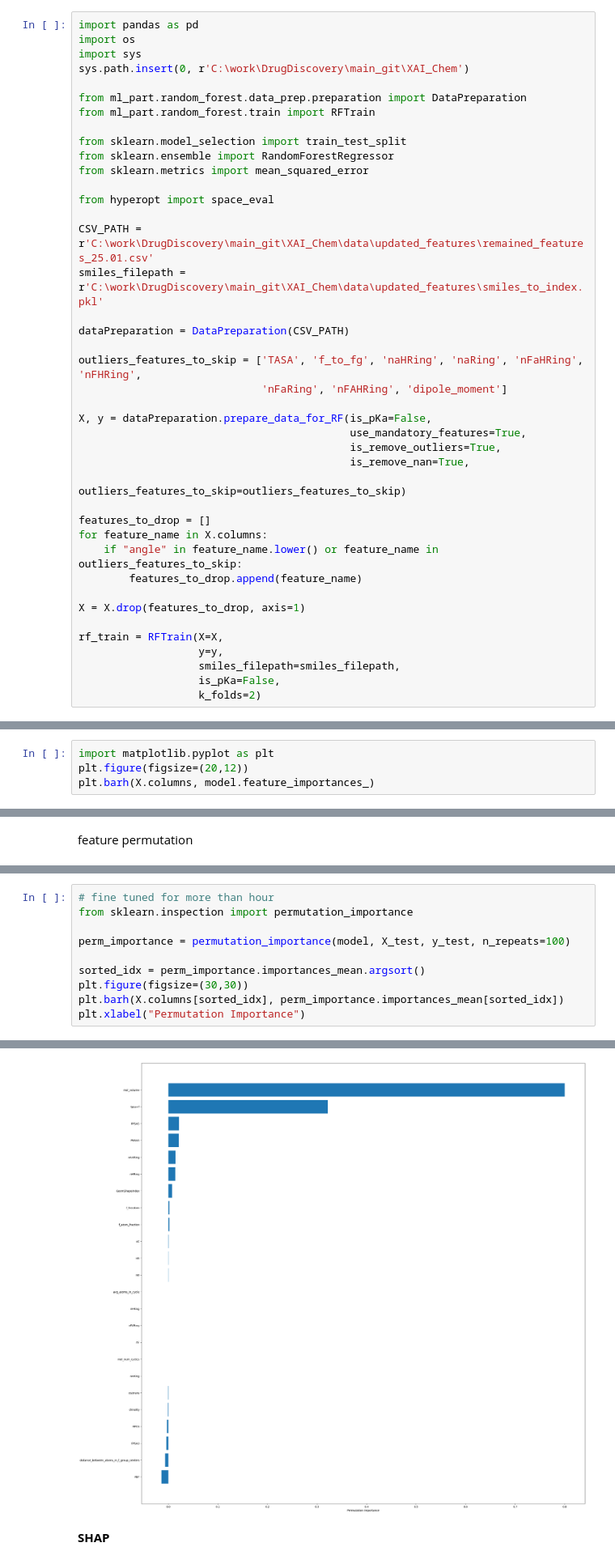
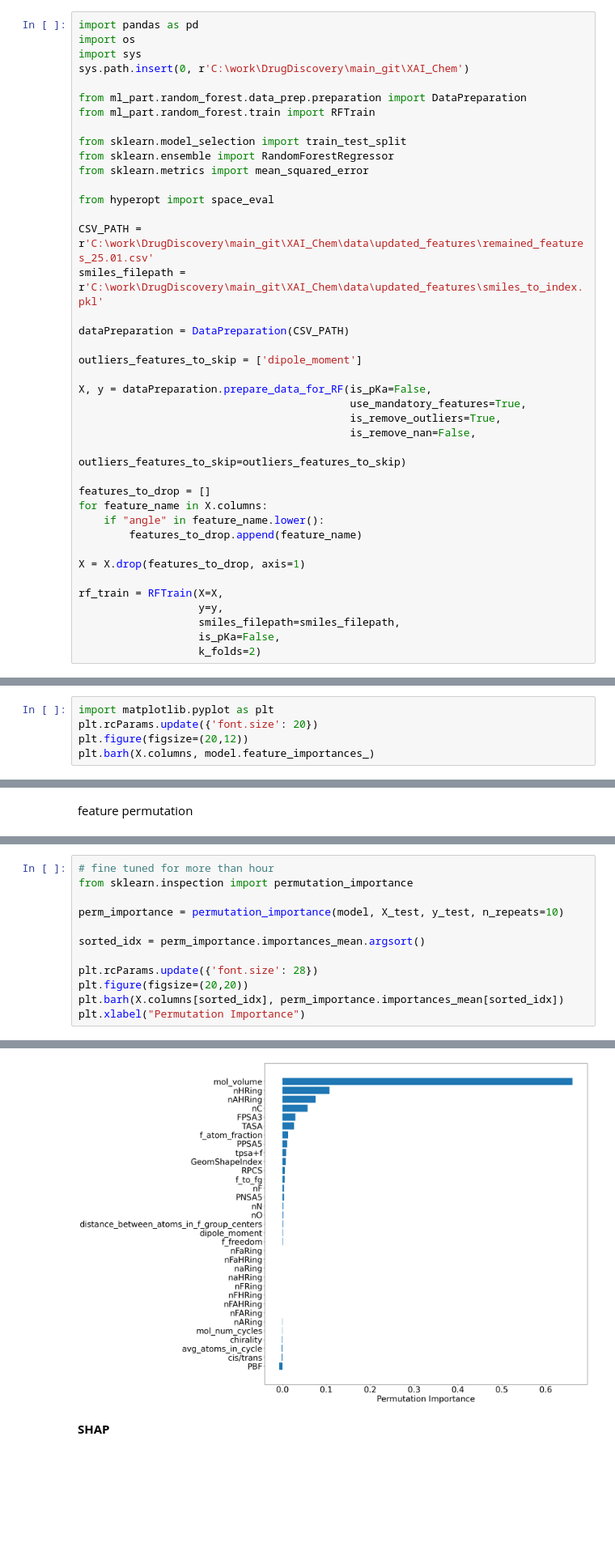
Before and after one commit to blackthorn-ai/XAI_Chem, a Jupyter notebook: ml_part/random_forest/models_updated_features_train/logP_training.ipynb, the cells around one changed output, grey strips where cells are left out. Shown at 81% size. Saved outputs shown, nothing was run; the diff lists cells and outputs as text; blank space fills up the shorter version.

```diff
--- a/ml_part/random_forest/models_updated_features_train/logP_training.ipynb
+++ b/ml_part/random_forest/models_updated_features_train/logP_training.ipynb
@@ -32,18 +66,17 @@ smiles_filepath = r'C:\work\DrugDiscovery\main_git\XAI_Chem\data\updated_feature
 
 dataPreparation = DataPreparation(CSV_PATH)
 
-outliers_features_to_skip = ['TASA', 'f_to_fg', 'naHRing', 'naRing', 'nFaHRing', 'nFHRing',
-                             'nFaRing', 'nFAHRing', 'dipole_moment']
+outliers_features_to_skip = ['dipole_moment']
 
 X, y = dataPreparation.prepare_data_for_RF(is_pKa=False,
                                            use_mandatory_features=True,
                                            is_remove_outliers=True,
-                                           is_remove_nan=True,
+                                           is_remove_nan=False,
                                            outliers_features_to_skip=outliers_features_to_skip)
 
 features_to_drop = []
 for feature_name in X.columns:
-    if "angle" in feature_name.lower() or feature_name in outliers_features_to_skip:
+    if "angle" in feature_name.lower():
         features_to_drop.append(feature_name)
 
 X = X.drop(features_to_drop, axis=1)
@@ -98,5 +156,6 @@ joblib.dump(model, save_path_for_rf)
 # %%
 import matplotlib.pyplot as plt
+plt.rcParams.update({'font.size': 20})
 plt.figure(figsize=(20,12))
 plt.barh(X.columns, model.feature_importances_)
 # %% [output]
@@ -135,16 +194,18 @@ Index(['TASA', 'f_to_fg', 'naHRing', 'naRing', 'nFaHRing', 'nFHRing',
 # %%
 # fine tuned for more than hour
 from sklearn.inspection import permutation_importance
 
-perm_importance = permutation_importance(model, X_test, y_test, n_repeats=100)
+perm_importance = permutation_importance(model, X_test, y_test, n_repeats=10)
 
 sorted_idx = perm_importance.importances_mean.argsort()
-plt.figure(figsize=(30,30))
+
+plt.rcParams.update({'font.size': 28})
+plt.figure(figsize=(20,20))
 plt.barh(X.columns[sorted_idx], perm_importance.importances_mean[sorted_idx])
 plt.xlabel("Permutation Importance")
 # %% [output]
 Text(0.5, 0, 'Permutation Importance')
-[figure, old version]
+[figure, new version]
 # %% [markdown]
 **SHAP**
 # %%
```
Also changed, not shown: parts of 12 cells of this notebook, 18 other files.
